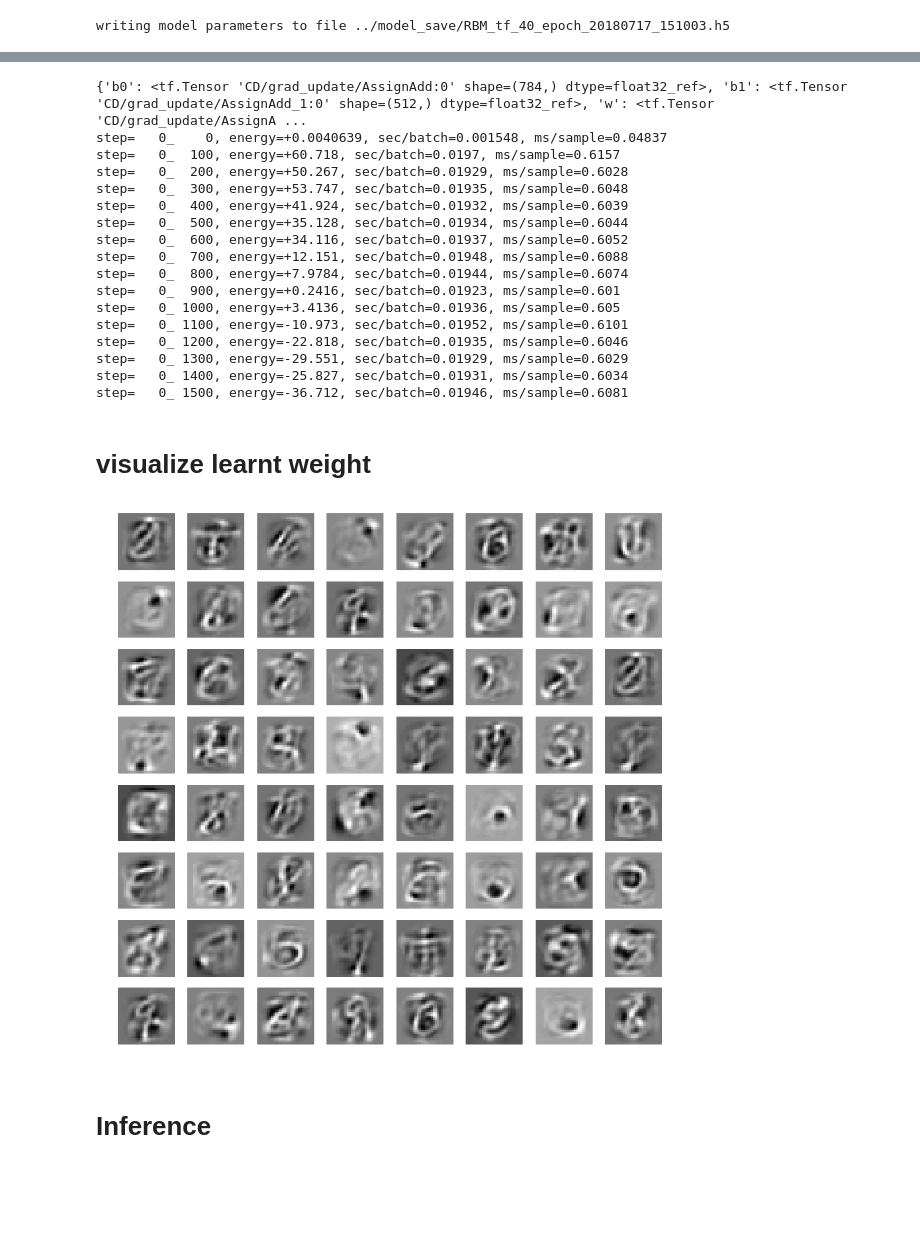
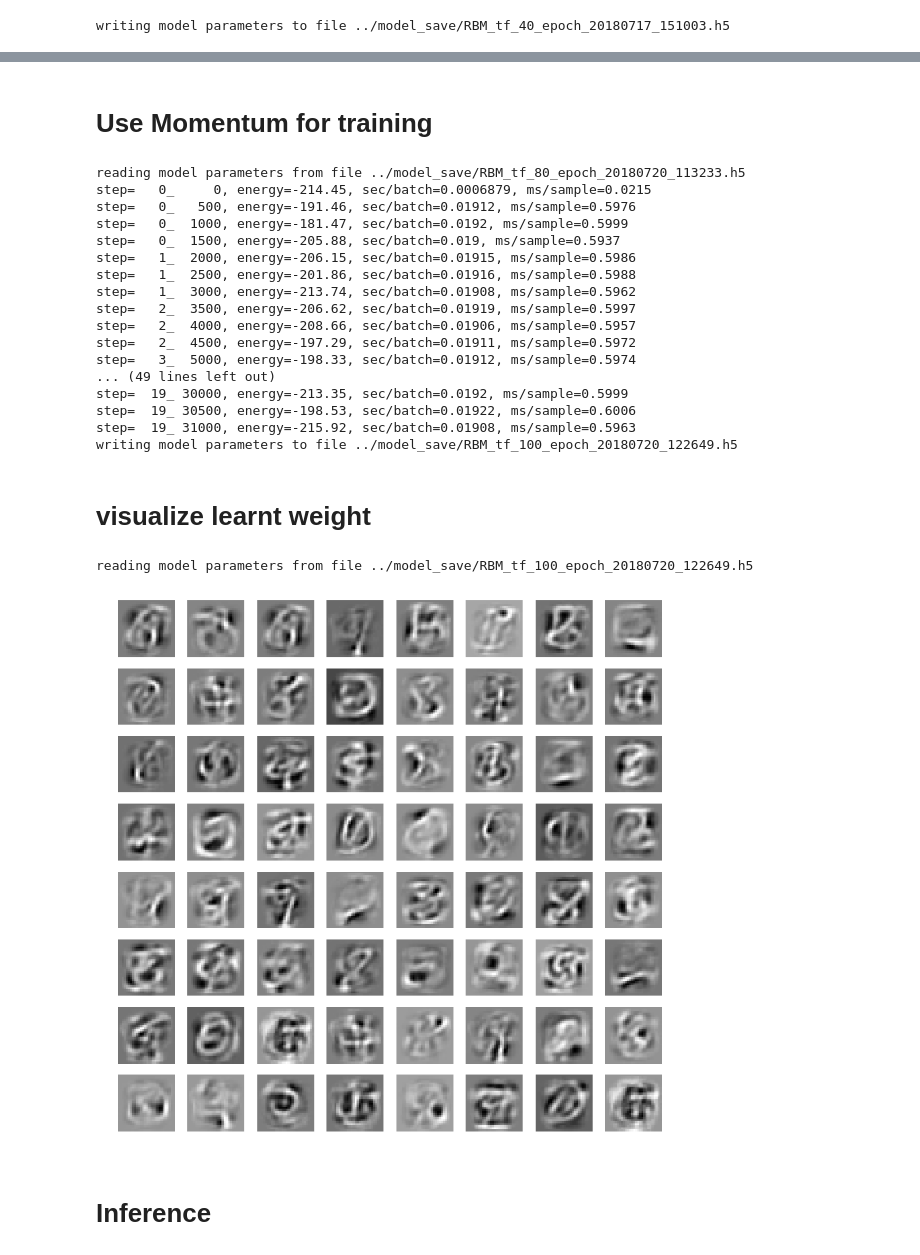
Before and after one commit to SummitKwan/DynamicNN, a Jupyter notebook: demo_notebook/RBM_tf.ipynb, the cells around one changed output, grey strips where cells are left out. Drawn from its saved outputs; the diff is of its cells as text; code cells hidden in the pictures; blank space fills up the shorter version.

Commit message:
tensorflow RBM: 1) use data pipeline (data iterator) for training and testing; 2) clamp some pixels during inference

```diff
--- a/demo_notebook/RBM_tf.ipynb
+++ b/demo_notebook/RBM_tf.ipynb
@@ -17,6 +17,12 @@ importlib.reload(EBMs_tensorflow)
 
 # load nmist data
 (X_dtr, y_dtr), (X_dvl, y_dvl), (X_dts, y_dts) = utils.load_data()
+
+m0, m1 = 784, 512
+batchsize = 32
+
+n_total = X_dtr.shape[0]
+path_log_dir = '../model_log'
 # %% [output]
 ... loading data
 # %% [markdown]
@@ -159,43 +162,57 @@ writing model parameters to file ../model_save/RBM_tf_80_epoch_20180717_161606.h
+# %% [markdown]
+# Use Momentum for training
 # %%
 importlib.reload(EBMs_tensorflow.ebm)
 importlib.reload(EBMs_tensorflow.rbm)
 importlib.reload(EBMs_tensorflow)
 model = EBMs_tensorflow.rbm.RestrictedBoltzmannMachine(m0, m1,
-                                                       batchsize=batchsize, path_log_dir='./model_log',
-                                                       momentum=None)
+                                                       batchsize=batchsize, path_log_dir=path_log_dir,
+                                                       lr=0.003,        # small learning rate
+                                                       wd_l2=10**(-8),  # reduce L2 weight decay
+                                                       momentum=0.90,    # use momentum
+                                                      )
+
+model.load_parameters(filename='RBM_tf_80_epoch')
 
 model.init_graph()
 model.create_training_graph()
 
-model.run_training(x0_data=X_dtr, num_epochs=1)
+model.run_training(x0_data=X_dtr, num_epochs=20, steps_check=500)
+
+model.save_parameters(filename='RBM_tf_100_epoch')
 # %% [output]
-{'b0': <tf.Tensor 'CD/grad_update/AssignAdd:0' shape=(784,) dtype=float32_ref>, 'b1': <tf.Tensor 'CD/grad_update/AssignAdd_1:0' shape=(512,) dtype=float32_ref>, 'w': <tf.Tensor 'CD/grad_update/AssignA ...
-step=   0_    0, energy=+0.0040639, sec/batch=0.001548, ms/sample=0.04837
-step=   0_  100, energy=+60.718, sec/batch=0.0197, ms/sample=0.6157
-step=   0_  200, energy=+50.267, sec/batch=0.01929, ms/sample=0.6028
-step=   0_  300, energy=+53.747, sec/batch=0.01935, ms/sample=0.6048
-step=   0_  400, energy=+41.924, sec/batch=0.01932, ms/sample=0.6039
-step=   0_  500, energy=+35.128, sec/batch=0.01934, ms/sample=0.6044
-step=   0_  600, energy=+34.116, sec/batch=0.01937, ms/sample=0.6052
-step=   0_  700, energy=+12.151, sec/batch=0.01948, ms/sample=0.6088
-step=   0_  800, energy=+7.9784, sec/batch=0.01944, ms/sample=0.6074
-step=   0_  900, energy=+0.2416, sec/batch=0.01923, ms/sample=0.601
-step=   0_ 1000, energy=+3.4136, sec/batch=0.01936, ms/sample=0.605
-step=   0_ 1100, energy=-10.973, sec/batch=0.01952, ms/sample=0.6101
-step=   0_ 1200, energy=-22.818, sec/batch=0.01935, ms/sample=0.6046
-step=   0_ 1300, energy=-29.551, sec/batch=0.01929, ms/sample=0.6029
-step=   0_ 1400, energy=-25.827, sec/batch=0.01931, ms/sample=0.6034
-step=   0_ 1500, energy=-36.712, sec/batch=0.01946, ms/sample=0.6081
+reading model parameters from file ../model_save/RBM_tf_80_epoch_20180720_113233.h5
+step=   0_     0, energy=-214.45, sec/batch=0.0006879, ms/sample=0.0215
+step=   0_   500, energy=-191.46, sec/batch=0.01912, ms/sample=0.5976
+step=   0_  1000, energy=-181.47, sec/batch=0.0192, ms/sample=0.5999
+step=   0_  1500, energy=-205.88, sec/batch=0.019, ms/sample=0.5937
+step=   1_  2000, energy=-206.15, sec/batch=0.01915, ms/sample=0.5986
+step=   1_  2500, energy=-201.86, sec/batch=0.01916, ms/sample=0.5988
+step=   1_  3000, energy=-213.74, sec/batch=0.01908, ms/sample=0.5962
+step=   2_  3500, energy=-206.62, sec/batch=0.01919, ms/sample=0.5997
+step=   2_  4000, energy=-208.66, sec/batch=0.01906, ms/sample=0.5957
+step=   2_  4500, energy=-197.29, sec/batch=0.01911, ms/sample=0.5972
+step=   3_  5000, energy=-198.33, sec/batch=0.01912, ms/sample=0.5974
+... (49 lines left out)
+step=  19_ 30000, energy=-213.35, sec/batch=0.0192, ms/sample=0.5999
+step=  19_ 30500, energy=-198.53, sec/batch=0.01922, ms/sample=0.6006
+step=  19_ 31000, energy=-215.92, sec/batch=0.01908, ms/sample=0.5963
+writing model parameters to file ../model_save/RBM_tf_100_epoch_20180720_122649.h5
 # %% [markdown]
 # visualize learnt weight
 # %%
 import matplotlib.pyplot as plt
+
+model = EBMs_tensorflow.rbm.RestrictedBoltzmannMachine(m0, m1, batchsize=batchsize, path_log_dir=path_log_dir)
+
+model.load_parameters(filename='RBM_tf_100_epoch')
 
 utils.data_plot(model.dict_params['w'].transpose(), n=64)
 
 plt.gcf().set_size_inches((12,12))
 # %% [output]
+reading model parameters from file ../model_save/RBM_tf_100_epoch_20180720_122649.h5
-[figure, old version]
+[figure, new version]
 # %% [markdown]
 # Inference
 # %%
```
Also changed, not shown: parts of 6 cells of this notebook, 2 other files.
